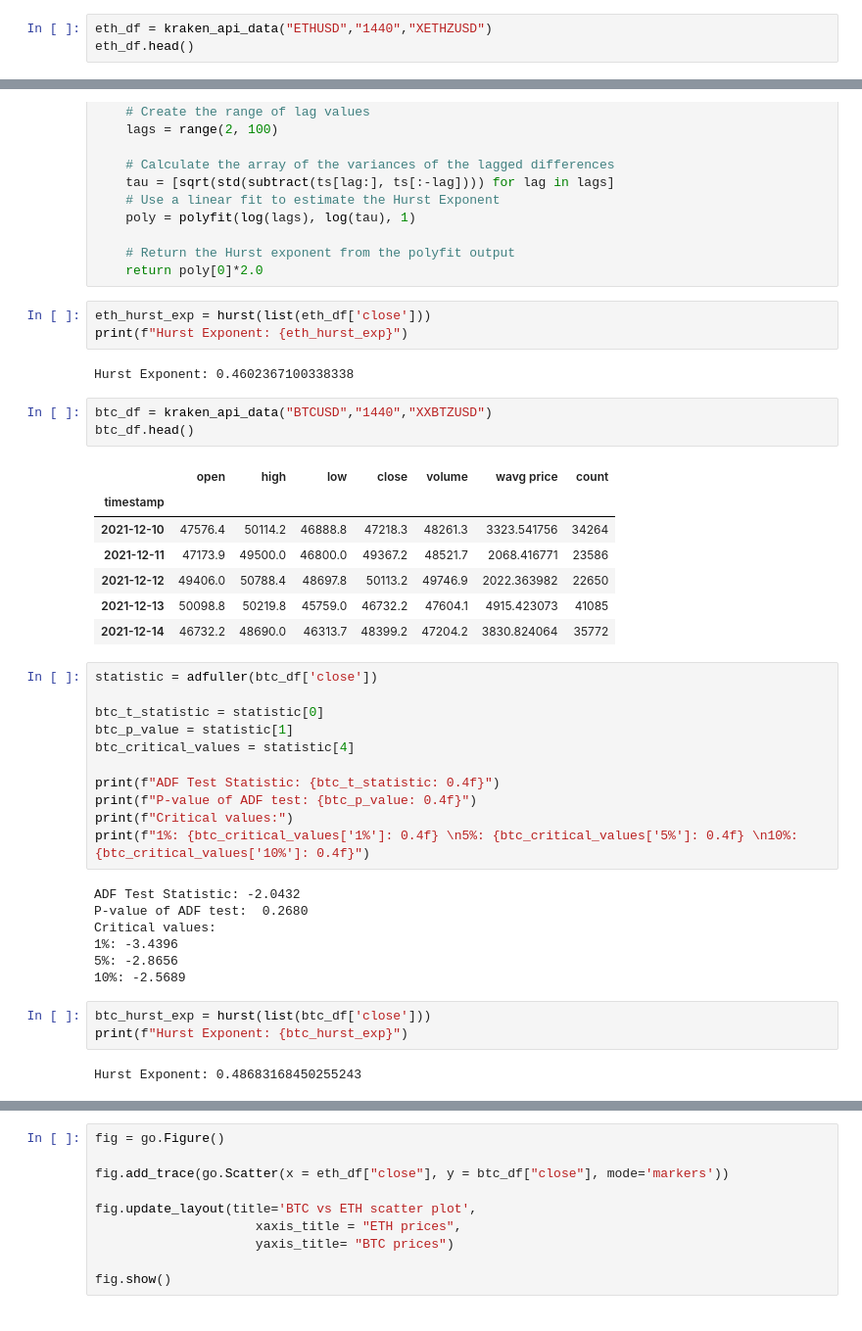
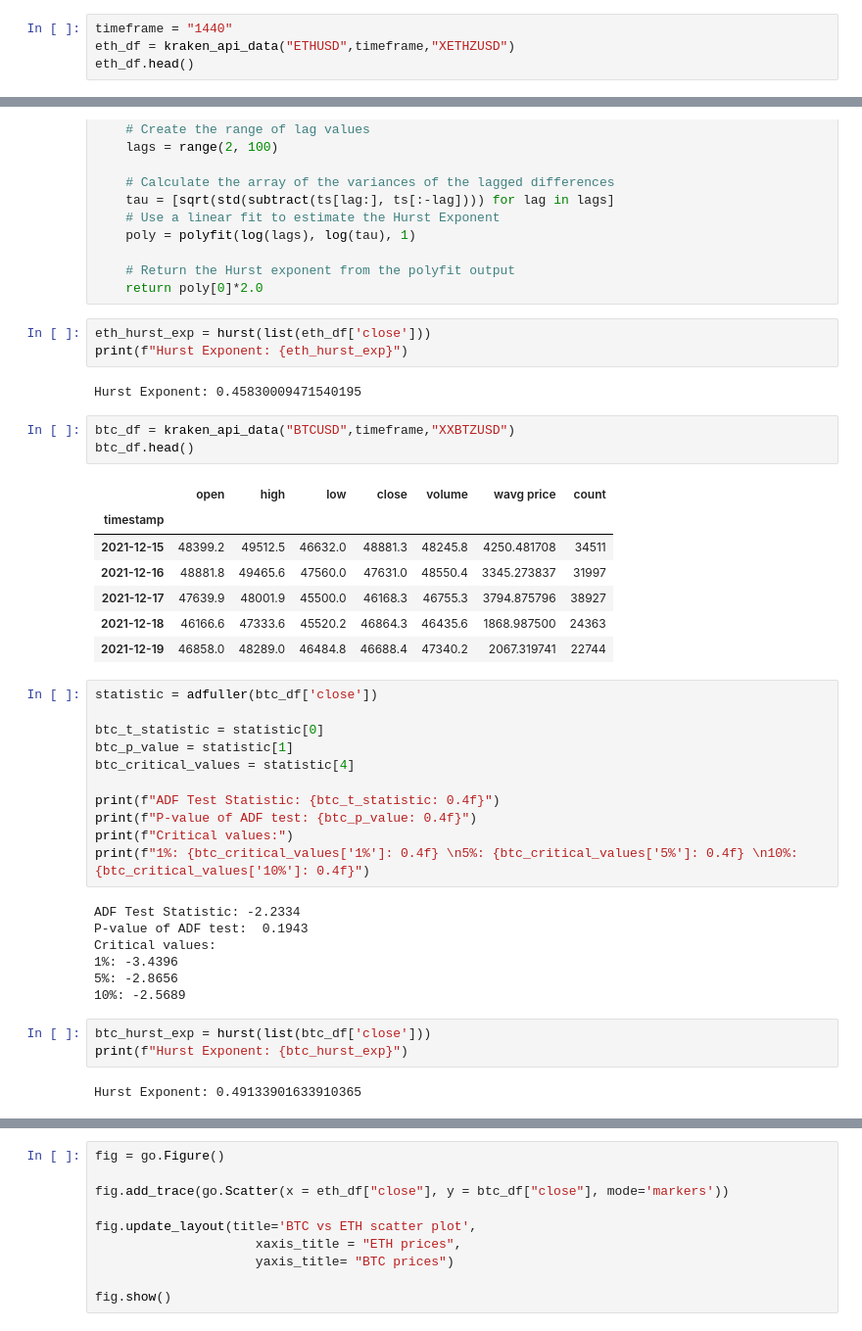
Before and after one commit to aaryan-gulia/UCLBnF-Algorithmic-Research, a Jupyter notebook: crypto_mean_reversion.ipynb, the cells around one changed output, grey strips where cells are left out. Shown at 98% size. Saved outputs shown, nothing was run; the diff lists cells and outputs as text.

```diff
--- a/crypto_mean_reversion.ipynb
+++ b/crypto_mean_reversion.ipynb
@@ -32,7 +66,8 @@ def kraken_api_data(symbol, timeframe, extract):
 
   return df
 # %%
-eth_df = kraken_api_data("ETHUSD","1440","XETHZUSD")
+timeframe = "1440"
+eth_df = kraken_api_data("ETHUSD",timeframe,"XETHZUSD")
 eth_df.head()
 # %% [output]
 |  | open | high | low | close | volume | wavg price | count |
@@ -96,18 +192,18 @@ def hurst(ts):
 eth_hurst_exp = hurst(list(eth_df['close']))
 print(f"Hurst Exponent: {eth_hurst_exp}")
 # %% [output]
-Hurst Exponent: 0.4602367100338338
+Hurst Exponent: 0.45830009471540195
 # %%
-btc_df = kraken_api_data("BTCUSD","1440","XXBTZUSD")
+btc_df = kraken_api_data("BTCUSD",timeframe,"XXBTZUSD")
 btc_df.head()
 # %% [output]
 |  | open | high | low | close | volume | wavg price | count |
 | timestamp |  |  |  |  |  |  |  |
-| 2021-12-10 | 47576.4 | 50114.2 | 46888.8 | 47218.3 | 48261.3 | 3323.541756 | 34264 |
-| 2021-12-11 | 47173.9 | 49500.0 | 46800.0 | 49367.2 | 48521.7 | 2068.416771 | 23586 |
-| 2021-12-12 | 49406.0 | 50788.4 | 48697.8 | 50113.2 | 49746.9 | 2022.363982 | 22650 |
-| 2021-12-13 | 50098.8 | 50219.8 | 45759.0 | 46732.2 | 47604.1 | 4915.423073 | 41085 |
-| 2021-12-14 | 46732.2 | 48690.0 | 46313.7 | 48399.2 | 47204.2 | 3830.824064 | 35772 |
+| 2021-12-15 | 48399.2 | 49512.5 | 46632.0 | 48881.3 | 48245.8 | 4250.481708 | 34511 |
+| 2021-12-16 | 48881.8 | 49465.6 | 47560.0 | 47631.0 | 48550.4 | 3345.273837 | 31997 |
+| 2021-12-17 | 47639.9 | 48001.9 | 45500.0 | 46168.3 | 46755.3 | 3794.875796 | 38927 |
+| 2021-12-18 | 46166.6 | 47333.6 | 45520.2 | 46864.3 | 46435.6 | 1868.987500 | 24363 |
+| 2021-12-19 | 46858.0 | 48289.0 | 46484.8 | 46688.4 | 47340.2 | 2067.319741 | 22744 |
 # %%
 statistic = adfuller(btc_df['close'])
 
@@ -120,8 +216,8 @@ print(f"P-value of ADF test: {btc_p_value: 0.4f}")
 print(f"Critical values:")
 print(f"1%: {btc_critical_values['1%']: 0.4f} \n5%: {btc_critical_values['5%']: 0.4f} \n10%: {btc_critical_values['10%']: 0.4f}")
 # %% [output]
-ADF Test Statistic: -2.0432
-P-value of ADF test:  0.2680
+ADF Test Statistic: -2.2334
+P-value of ADF test:  0.1943
 Critical values:
 1%: -3.4396
 5%: -2.8656
@@ -130,4 +226,4 @@ Critical values:
 btc_hurst_exp = hurst(list(btc_df['close']))
 print(f"Hurst Exponent: {btc_hurst_exp}")
 # %% [output]
-Hurst Exponent: 0.48683168450255243
+Hurst Exponent: 0.49133901633910365
```
Also changed, not shown: parts of 39 cells of this notebook.
